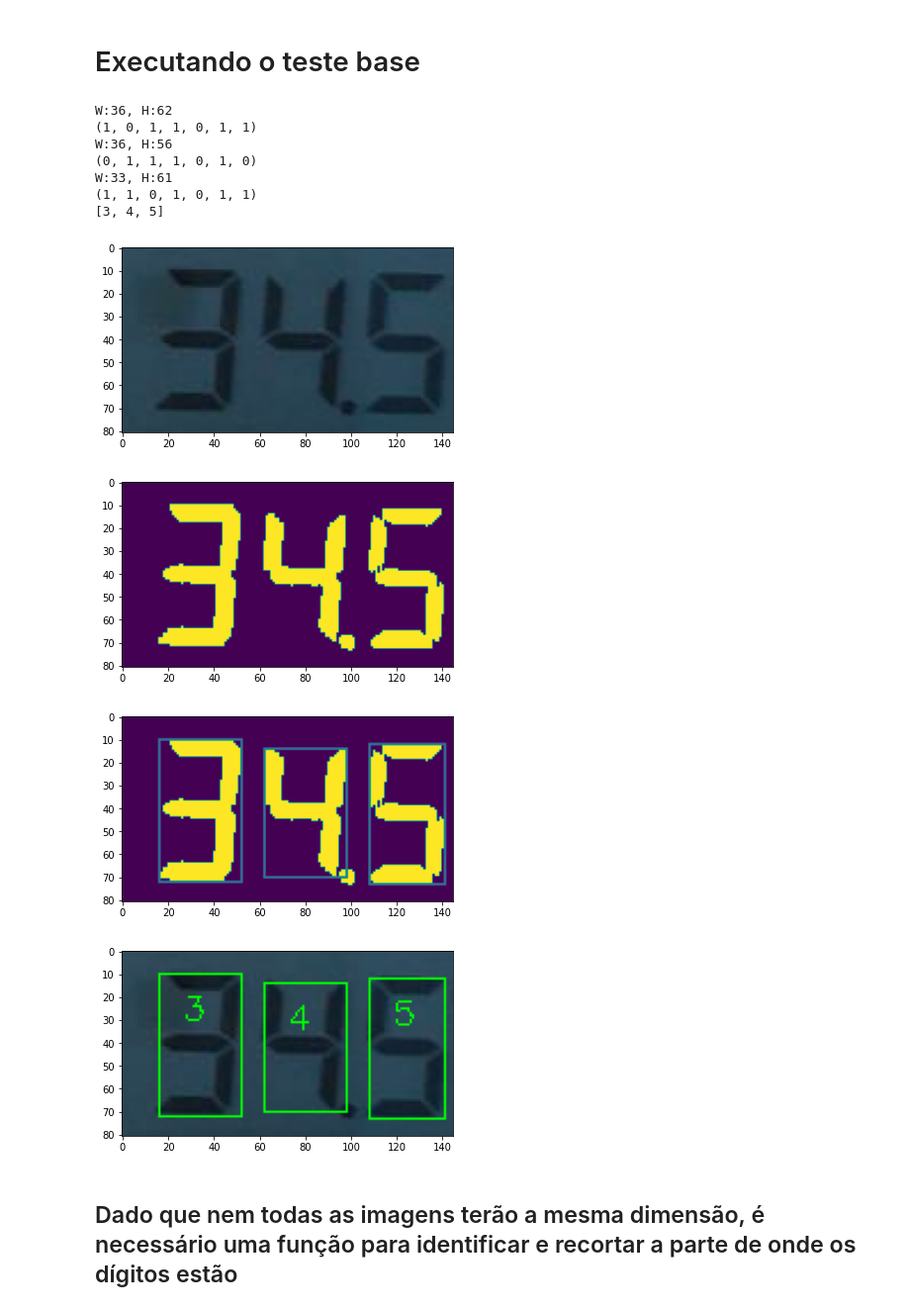
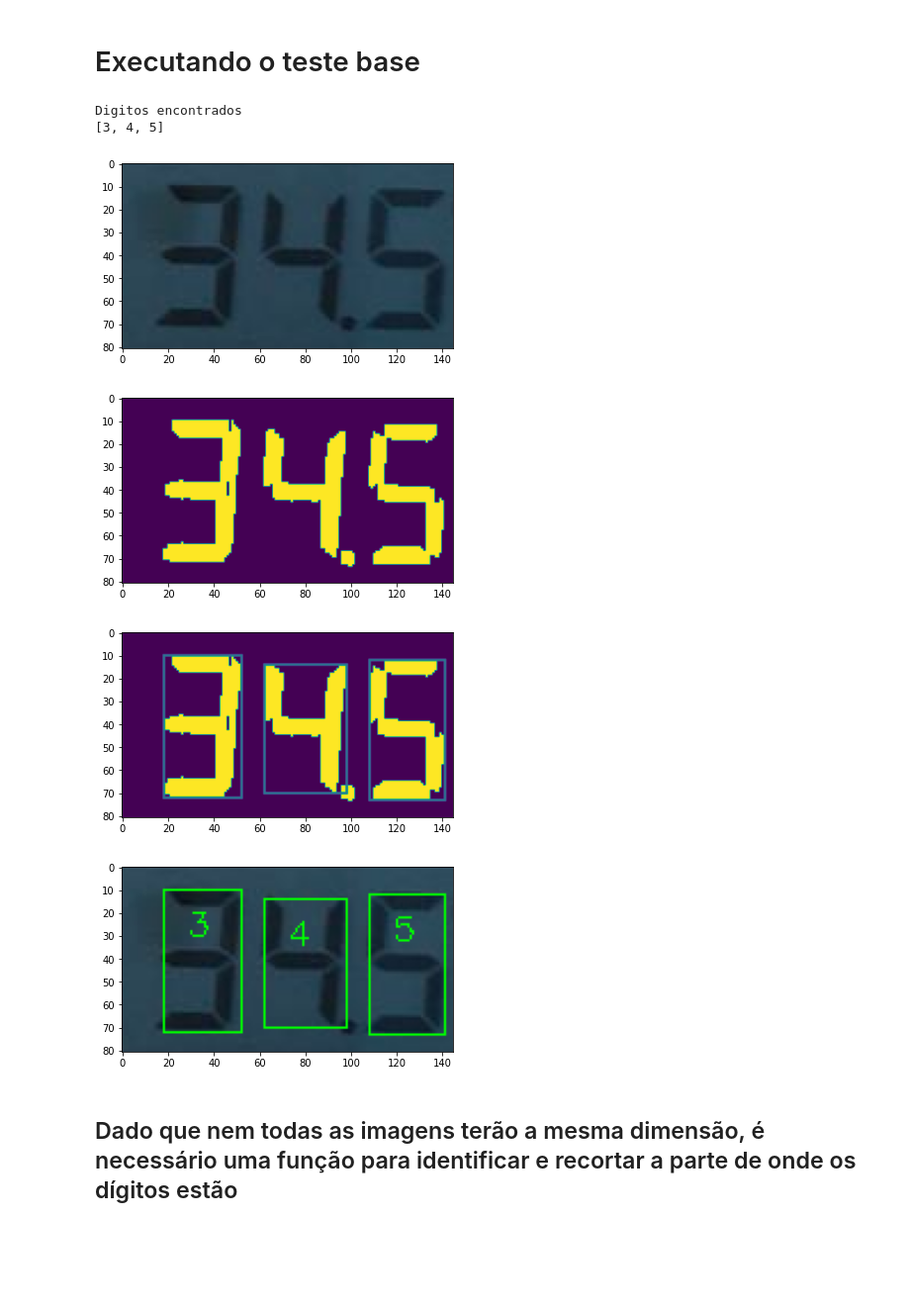
Before and after one commit to GodKelvin/PDI_Deteccao_Digitos_Imgs, a Jupyter notebook: cod_final.ipynb, the cells around one changed output. Shown at 99% size. Cells and saved outputs as stored; diff of their text form; code cells hidden in the pictures; blank space fills up the shorter version.

```diff
--- a/cod_final.ipynb
+++ b/cod_final.ipynb
@@ -22,20 +24,30 @@ def show_image(image):
 # %%
-def limpa_imagem_oper_morfol(image, kernel_values):
+#Por padrao, nao inverte a cor
+def limpa_imagem_oper_morfol(image, kernel_values,inv_cor=False,opn=False,close=False,dilat=False,eros=False):
     #image = cv2.imread(caminho_imagem)
     #Transformando a imagem em escala de cinza
     gray_scale_image = cv2.cvtColor(image, cv2.COLOR_BGR2GRAY)
+
+    #Inverter a cor, se necessario
+    if(inv_cor):
+        gray_scale_image = cv2.bitwise_not(gray_scale_image)
 
     #Revelando regioes mais escuras (ou seja, os digitos) do que a regiao claras (o fundo)
     thresh = cv2.threshold(gray_scale_image, 0, 255, cv2.THRESH_BINARY_INV | cv2.THRESH_OTSU)[1]
 
     #Limpando a imagem com operações morfologicas (Abertura e fechamento)
-    #Foram testados diferentes valores para o kernel (2....9), sendo o 5 o melhor resultado
-    #kernel = cv2.getStructuringElement(cv2.MORPH_ELLIPSE, (5,5))
     kernel = cv2.getStructuringElement(cv2.MORPH_ELLIPSE, kernel_values)
 
-    #Limpando a imagem com operações morfologicas (Abertura e fechamento)
-    thresh = cv2.morphologyEx(thresh, cv2.MORPH_OPEN, kernel)
-    closing = cv2.morphologyEx(thresh, cv2.MORPH_CLOSE, kernel)
+    #Consultado em:
+    #https://bityli.com/z6LQnF (Link encurtado -> Transformacoes morfologicas)
+    if(opn):
+        thresh = cv2.morphologyEx(thresh, cv2.MORPH_OPEN, kernel)
+    if(close):
+        thresh = cv2.morphologyEx(thresh, cv2.MORPH_CLOSE, kernel)
+    if(dilat):
+        thresh = cv2.dilate(thresh, kernel)
+    if(eros):
+        thresh = cv2.erode(thresh, kernel)
 
-    return closing
+    return thresh
 # %% [markdown]
@@ -167,35 +171,35 @@ def classifica_digitos(image, imagem_limpa, lista_digitos, area_estimada):
 # %%
 def exec_teste():
     imagem_exemplo = "ex.png"
     #Lendo a imagem
     img = cv2.imread(imagem_exemplo)
     show_image(img)
 
     #Limpando a imagem
-    #Imagem e valores do kernel
-    clean_image = limpa_imagem_oper_morfol(img, (1,3))
+    #Imagem / valores do kernel / operacoes desejadas
+    clean_image = limpa_imagem_oper_morfol(img, (1,5), opn=True, close=True)
     show_image(clean_image)
 
     #Encontrando os possiveis digitos
+    #imagem / largura / altura / largura_min / altura_min (Implementar?)
     img_possiveis_digitos, possiveis_digitos = encontra_digitos_image(clean_image, 10, 3)
     show_image(img_possiveis_digitos)
+
     #Identificando os possiveis digitos
+    #imagem original / imagem limpa / lista de possiveis digitos / area estimada
     res_img, res_digits = classifica_digitos(img, clean_image, possiveis_digitos, 0.5)
     show_image(res_img)
+
+    print("Digitos encontrados")
     print(res_digits)
 exec_teste()
 # %% [output]
-W:36, H:62
-(1, 0, 1, 1, 0, 1, 1)
-W:36, H:56
-(0, 1, 1, 1, 0, 1, 0)
-W:33, H:61
-(1, 1, 0, 1, 0, 1, 1)
+Digitos encontrados
 [3, 4, 5]
 [figure]
-[figure, old version]
+[figure, new version]
-[figure, old version]
+[figure, new version]
-[figure, old version]
+[figure, new version]
 # %% [markdown]
 ## Dado que nem todas as imagens terão a mesma dimensão, é necessário uma função para identificar e recortar a parte de onde os dígitos estão
 # %%
```
Also changed, not shown: parts of 8 cells of this notebook.
